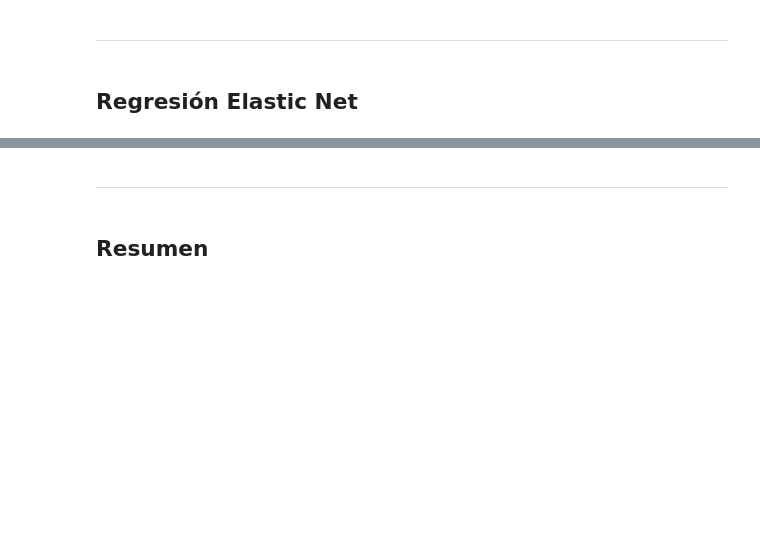
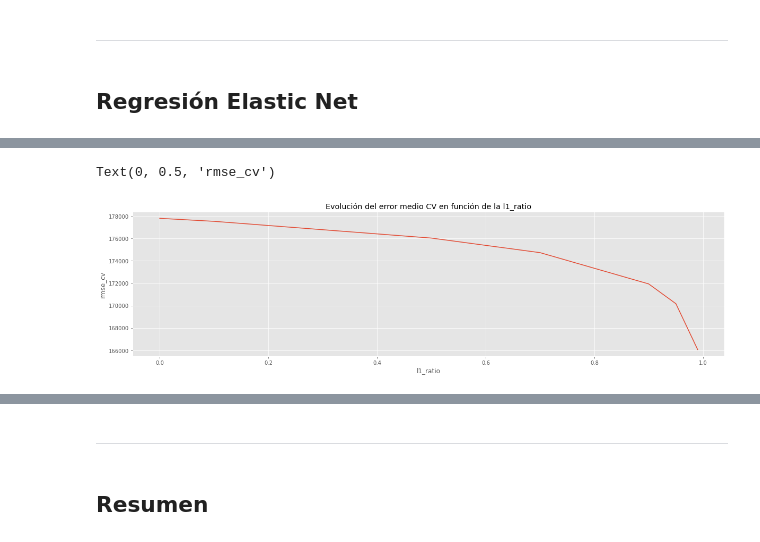
Before and after one commit to Juanlandolfi/Data-Science-Digital-House, a Jupyter notebook: Entrega_2/Grupo7_TP02_final.ipynb, the cells around one changed output, grey strips where cells are left out. Cells and saved outputs as stored; diff of their text form; code cells hidden in the pictures; blank space fills up the shorter version.

```diff
--- a/Entrega_2/Grupo7_TP02_final.ipynb
+++ b/Entrega_2/Grupo7_TP02_final.ipynb
@@ -533,3 +552,12 @@ ax.set_ylabel('rmse_cv')
+# %%
+fig, ax = plt.subplots(figsize=(20, 5))
+df_resultados_cv.groupby('l1_ratio')['rmse_cv'].mean().plot(ax = ax)
+ax.set_title('Evolución del error medio CV en función de la l1_ratio')
+ax.set_xlabel('l1_ratio')
+ax.set_ylabel('rmse_cv')
+# %% [output]
+Text(0, 0.5, 'rmse_cv')
+[figure, added]
 # %%
 df_coeficientes = pd.DataFrame(
                         {'predictor': X_train.columns,
```
Also changed, not shown: parts of 29 cells of this notebook.
